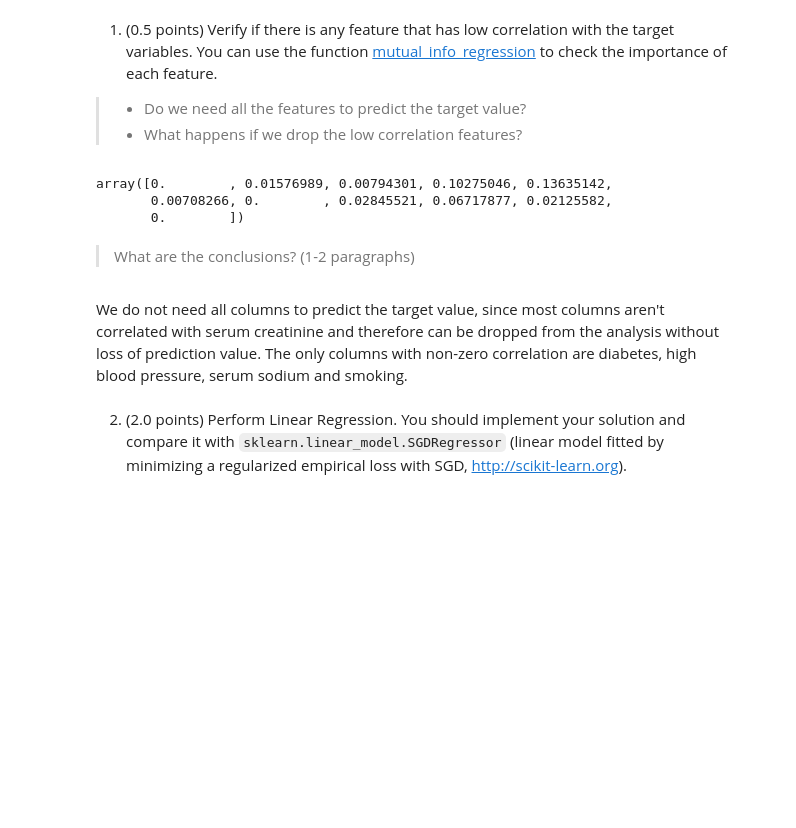
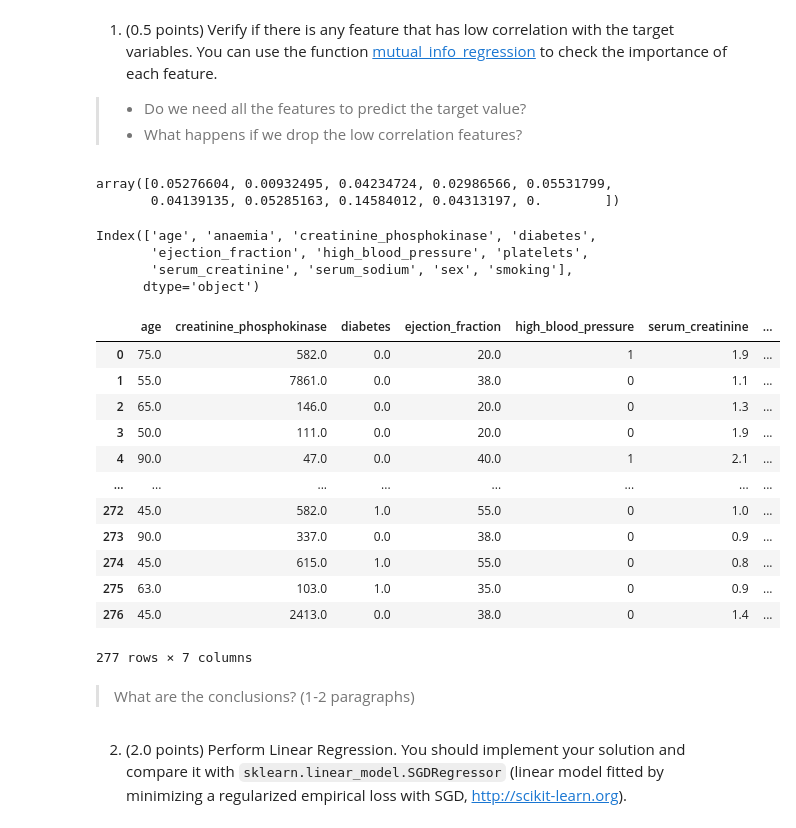
Before and after one commit to rubenscp/MO444-MC886-Tarefas, a Jupyter notebook: Tarefa 02/T2_Classical_Techniques.ipynb, the cells around one changed output. Cells and saved outputs as stored; diff of their text form; code cells hidden in the pictures; blank space fills up the shorter version.

````diff
--- a/Tarefa 02/T2_Classical_Techniques.ipynb
+++ b/Tarefa 02/T2_Classical_Techniques.ipynb
@@ -282,16 +283,38 @@ from sklearn.feature_selection import mutual_info_regression
 
 # TODO: Feature selection.
 
-mutual_info = mutual_info_regression(X_train, y_train)
+mutual_info = mutual_info_regression(features, wanted)
 mutual_info
 # %% [output]
-array([0.        , 0.01576989, 0.00794301, 0.10275046, 0.13635142,
-       0.00708266, 0.        , 0.02845521, 0.06717877, 0.02125582,
-       0.        ])
+array([0.05276604, 0.00932495, 0.04234724, 0.02986566, 0.05531799,
+       0.04139135, 0.05285163, 0.14584012, 0.04313197, 0.        ])
+# %%
+new_df.columns
+# %% [output]
+Index(['age', 'anaemia', 'creatinine_phosphokinase', 'diabetes',
+       'ejection_fraction', 'high_blood_pressure', 'platelets',
+       'serum_creatinine', 'serum_sodium', 'sex', 'smoking'],
+      dtype='object')
+# %%
+# drop anaemia, sex, smoking, platelets
+slim_new_df = new_df.drop(columns=['anaemia', 'sex', 'smoking', 'platelets'])
+slim_new_df
+# %% [output]
+|  | age | creatinine_phosphokinase | diabetes | ejection_fraction | high_blood_pressure | serum_creatinine | ... |
+| 0 | 75.0 | 582.0 | 0.0 | 20.0 | 1 | 1.9 | ... |
+| 1 | 55.0 | 7861.0 | 0.0 | 38.0 | 0 | 1.1 | ... |
+| 2 | 65.0 | 146.0 | 0.0 | 20.0 | 0 | 1.3 | ... |
+| 3 | 50.0 | 111.0 | 0.0 | 20.0 | 0 | 1.9 | ... |
+| 4 | 90.0 | 47.0 | 0.0 | 40.0 | 1 | 2.1 | ... |
+| ... | ... | ... | ... | ... | ... | ... | ... |
+| 272 | 45.0 | 582.0 | 1.0 | 55.0 | 0 | 1.0 | ... |
+| 273 | 90.0 | 337.0 | 0.0 | 38.0 | 0 | 0.9 | ... |
+| 274 | 45.0 | 615.0 | 1.0 | 55.0 | 0 | 0.8 | ... |
+| 275 | 63.0 | 103.0 | 1.0 | 35.0 | 0 | 0.9 | ... |
+| 276 | 45.0 | 2413.0 | 0.0 | 38.0 | 0 | 1.4 | ... |
+277 rows × 7 columns
 # %% [markdown]
 > What are the conclusions? (1-2 paragraphs)
-# %% [markdown]
-We do not need all columns to predict the target value, since most columns aren't correlated with serum creatinine and therefore can be dropped from the analysis without loss of prediction value. The only columns with non-zero correlation are diabetes, high blood pressure, serum sodium and smoking.
 # %% [markdown]
 2. (2.0 points) Perform Linear Regression. You should implement your solution and compare it with ```sklearn.linear_model.SGDRegressor``` (linear model fitted by minimizing a regularized empirical loss with SGD, http://scikit-learn.org).
 # %%
````
Also changed, not shown: parts of 3 cells of this notebook.
